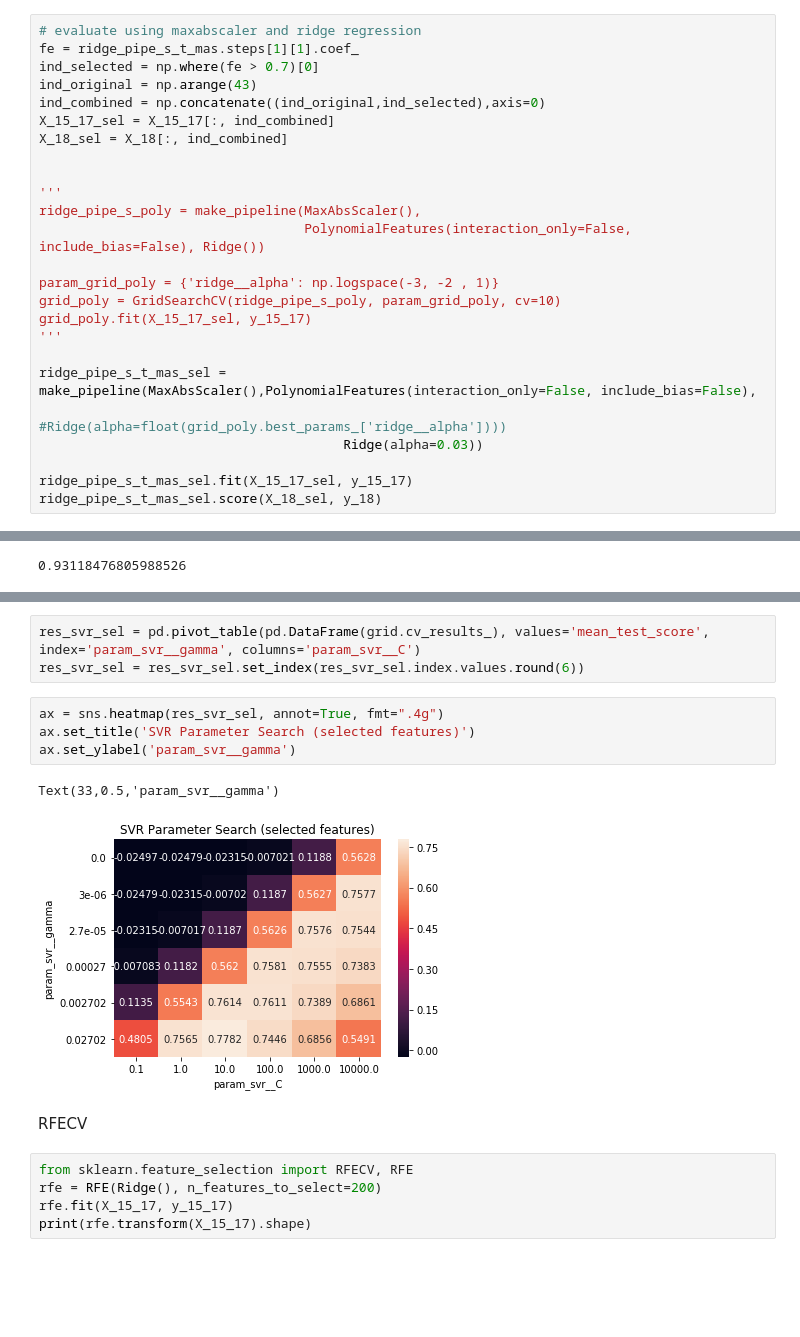
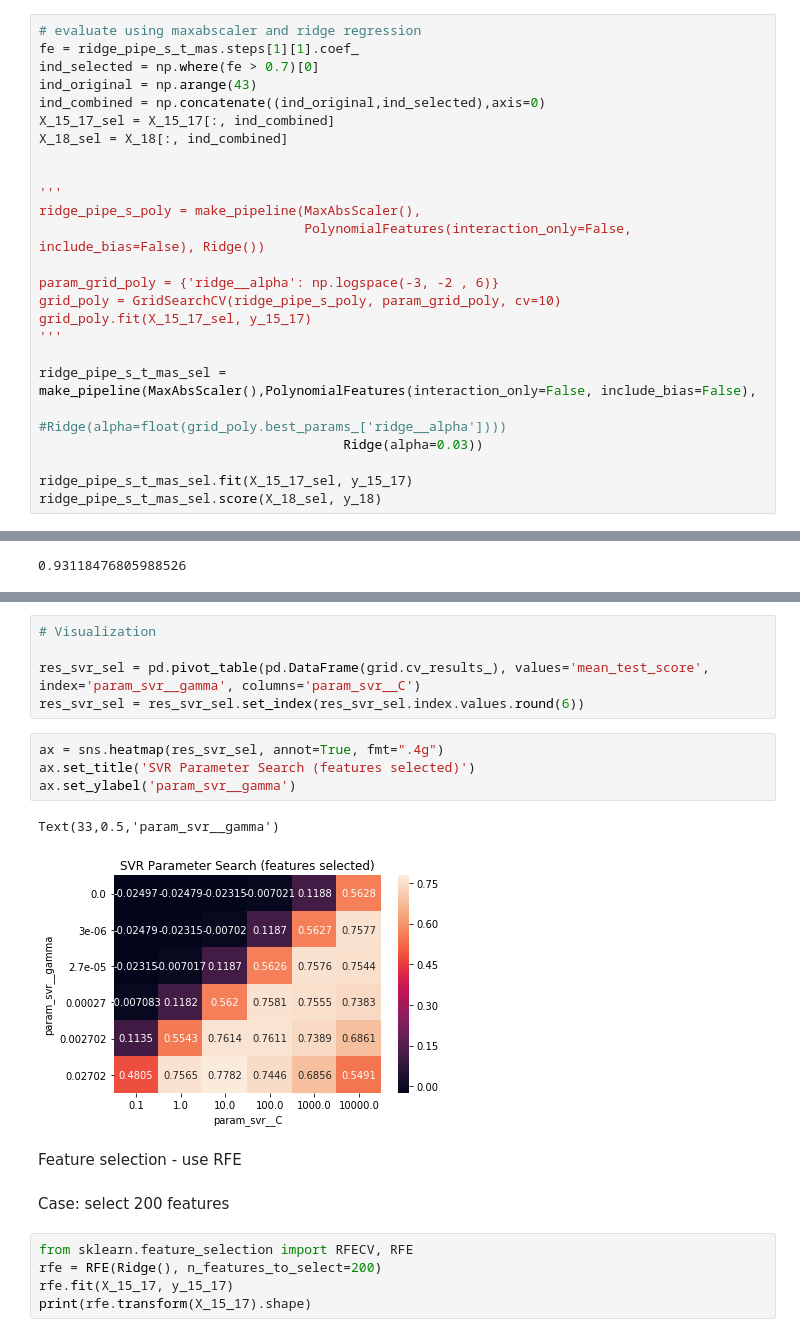
Before and after one commit to applied-ml-spring-18/homework-3-panda-express, a Jupyter notebook: hw3.ipynb, the cells around one changed output, grey strips where cells are left out. Drawn from its saved outputs; the diff is of its cells as text; blank space fills up the shorter version.

```diff
--- a/hw3.ipynb
+++ b/hw3.ipynb
@@ -288,7 +286,7 @@ X_18_sel = X_18[:, ind_combined]
 ridge_pipe_s_poly = make_pipeline(MaxAbsScaler(),
                                   PolynomialFeatures(interaction_only=False, include_bias=False), Ridge())
 
-param_grid_poly = {'ridge__alpha': np.logspace(-3, -2 , 1)}
+param_grid_poly = {'ridge__alpha': np.logspace(-3, -2 , 6)}
 grid_poly = GridSearchCV(ridge_pipe_s_poly, param_grid_poly, cv=10)
 grid_poly.fit(X_15_17_sel, y_15_17)
 '''
@@ -484,15 +446,19 @@ grid.cv_results_
 # %%
+# Visualization
+
 res_svr_sel = pd.pivot_table(pd.DataFrame(grid.cv_results_), values='mean_test_score', index='param_svr__gamma', columns='param_svr__C')
 res_svr_sel = res_svr_sel.set_index(res_svr_sel.index.values.round(6))
 # %%
 ax = sns.heatmap(res_svr_sel, annot=True, fmt=".4g")
-ax.set_title('SVR Parameter Search (selected features)')
+ax.set_title('SVR Parameter Search (features selected)')
 ax.set_ylabel('param_svr__gamma')
 # %% [output]
 Text(33,0.5,'param_svr__gamma')
-[figure, old version]
+[figure, new version]
-# %% [markdown]
-RFECV
+# %% [markdown]
+Feature selection - use RFE
+# %% [markdown]
+Case: select 200 features
 # %%
 from sklearn.feature_selection import RFECV, RFE
 rfe = RFE(Ridge(), n_features_to_select=200)
```
Also changed, not shown: parts of 22 cells of this notebook.
